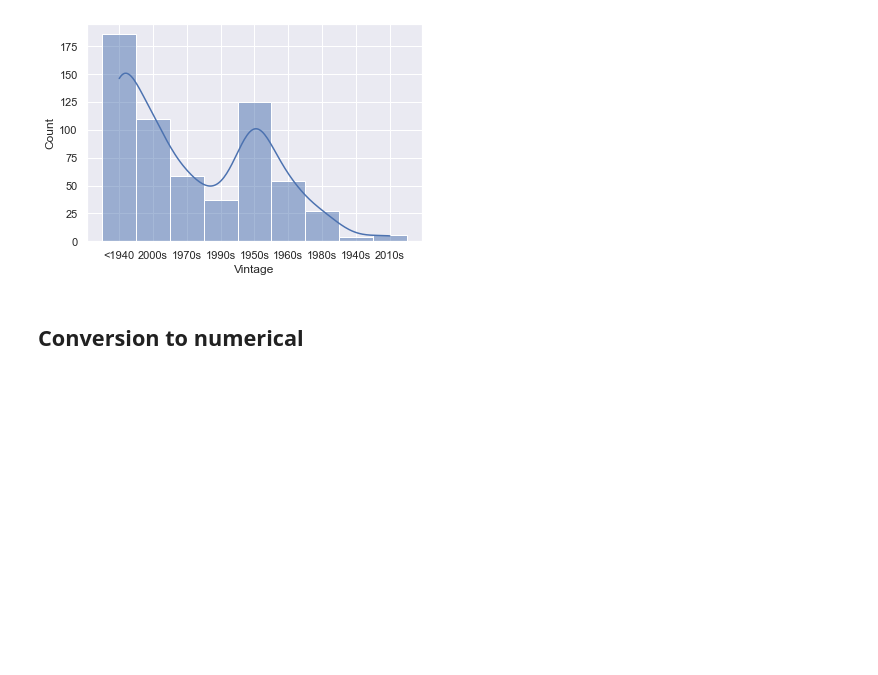
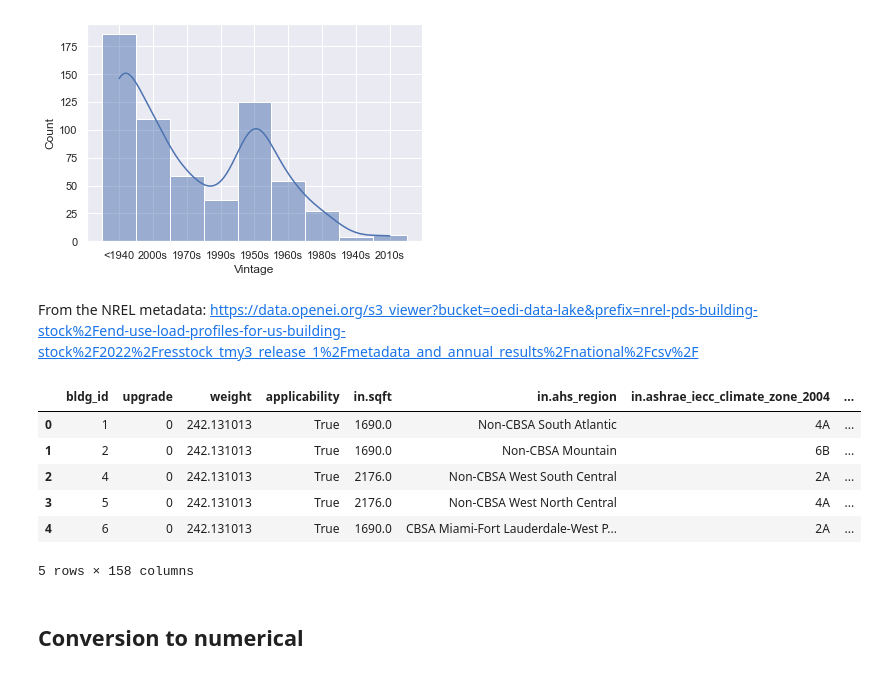
Before and after one commit to szvsw/ml-for-building-energy-modeling, a Jupyter notebook: NREL/data/ResStock/data_filtering.ipynb, the cells around one changed output. Cells and saved outputs as stored; diff of their text form; code cells hidden in the pictures; blank space fills up the shorter version.

Commit message:
ResStock text to numeric

```diff
--- a/NREL/data/data_filtering.ipynb
+++ b/NREL/data/ResStock/data_filtering.ipynb
@@ -135,9 +142,22 @@ sns.histplot(nrel_filtered_df['Vintage'], kde=True)
 # %% [output]
 <AxesSubplot: xlabel='Vintage', ylabel='Count'>
 [figure]
+# %% [markdown]
+From the NREL metadata: https://data.openei.org/s3_viewer?bucket=oedi-data-lake&prefix=nrel-pds-building-stock%2Fend-use-load-profiles-for-us-building-stock%2F2022%2Fresstock_tmy3_release_1%2Fmetadata_and_annual_results%2Fnational%2Fcsv%2F
 # %%
 df = nrel_out_df.iloc[nrel_filtered_df.index.to_list()]
 df.to_csv("resstock_filtered.csv")
 nrel_filtered_df.to_csv("resstock_filtered_cleancols.csv")
+# %%
+baseline_metadata_only = pd.read_csv('baseline_metadata_only.csv')
+baseline_metadata_only.head()
+# %% [output]
+|  | bldg_id | upgrade | weight | applicability | in.sqft | in.ahs_region | in.ashrae_iecc_climate_zone_2004 | ... |
+| 0 | 1 | 0 | 242.131013 | True | 1690.0 | Non-CBSA South Atlantic | 4A | ... |
+| 1 | 2 | 0 | 242.131013 | True | 1690.0 | Non-CBSA Mountain | 6B | ... |
+| 2 | 4 | 0 | 242.131013 | True | 2176.0 | Non-CBSA West South Central | 2A | ... |
+| 3 | 5 | 0 | 242.131013 | True | 2176.0 | Non-CBSA West North Central | 4A | ... |
+| 4 | 6 | 0 | 242.131013 | True | 1690.0 | CBSA Miami-Fort Lauderdale-West P... | 2A | ... |
+5 rows × 158 columns
 # %% [markdown]
 ## Conversion to numerical
```
Also changed, not shown: parts of 10 cells of this notebook, 9 other files.
